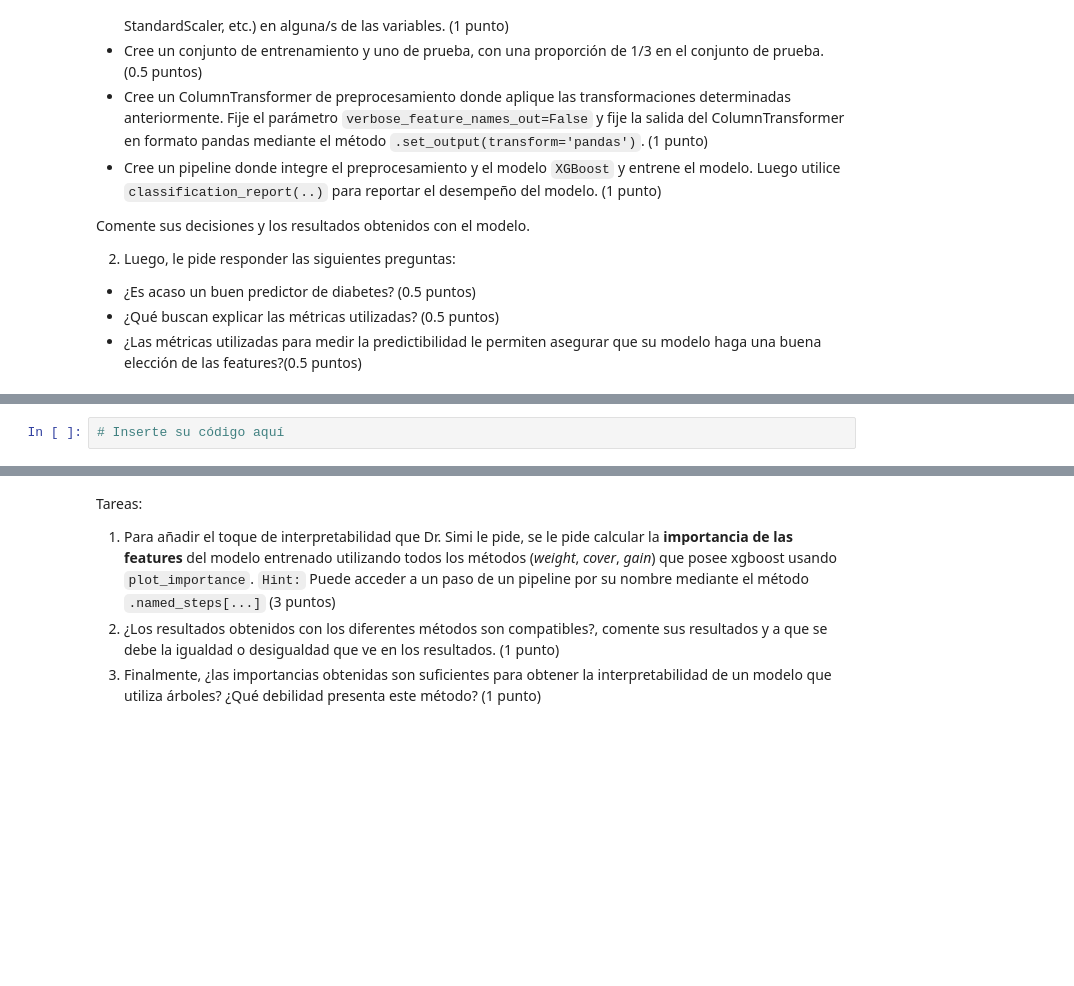
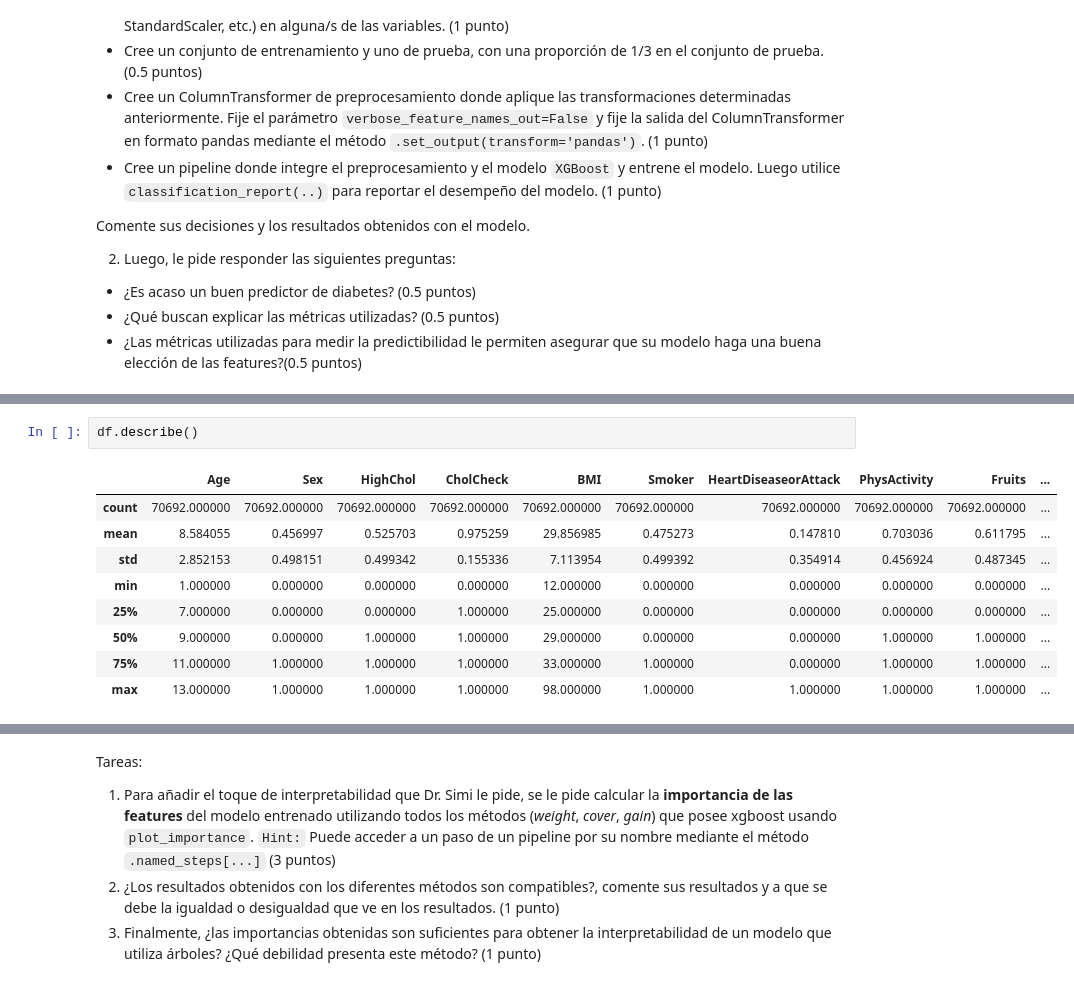
Before and after one commit to sebastianacunau/MDS7202-Laboratorios-y-Proyecto, a Jupyter notebook: Laboratorios/Lab 7 - Interpretabilidad/Lab7_enunciado.ipynb, the cells around one changed output, grey strips where cells are left out. Drawn from its saved outputs; the diff is of its cells as text; blank space fills up the shorter version.

```diff
--- a/Laboratorios/Lab 7 - Interpretabilidad/Lab7_enunciado.ipynb
+++ b/Laboratorios/Lab 7 - Interpretabilidad/Lab7_enunciado.ipynb
@@ -106,2 +107,12 @@ Successfully installed xgboost-1.7.5
-# %%
-# Inserte su código aquí
+# %%
+df.describe()
+# %% [output]
+|  | Age | Sex | HighChol | CholCheck | BMI | Smoker | HeartDiseaseorAttack | PhysActivity | Fruits | ... |
+| count | 70692.000000 | 70692.000000 | 70692.000000 | 70692.000000 | 70692.000000 | 70692.000000 | 70692.000000 | 70692.000000 | 70692.000000 | ... |
+| mean | 8.584055 | 0.456997 | 0.525703 | 0.975259 | 29.856985 | 0.475273 | 0.147810 | 0.703036 | 0.611795 | ... |
+| std | 2.852153 | 0.498151 | 0.499342 | 0.155336 | 7.113954 | 0.499392 | 0.354914 | 0.456924 | 0.487345 | ... |
+| min | 1.000000 | 0.000000 | 0.000000 | 0.000000 | 12.000000 | 0.000000 | 0.000000 | 0.000000 | 0.000000 | ... |
+| 25% | 7.000000 | 0.000000 | 0.000000 | 1.000000 | 25.000000 | 0.000000 | 0.000000 | 0.000000 | 0.000000 | ... |
+| 50% | 9.000000 | 0.000000 | 1.000000 | 1.000000 | 29.000000 | 0.000000 | 0.000000 | 1.000000 | 1.000000 | ... |
+| 75% | 11.000000 | 1.000000 | 1.000000 | 1.000000 | 33.000000 | 1.000000 | 0.000000 | 1.000000 | 1.000000 | ... |
+| max | 13.000000 | 1.000000 | 1.000000 | 1.000000 | 98.000000 | 1.000000 | 1.000000 | 1.000000 | 1.000000 | ... |
```
Also changed, not shown: parts of 15 cells of this notebook.
